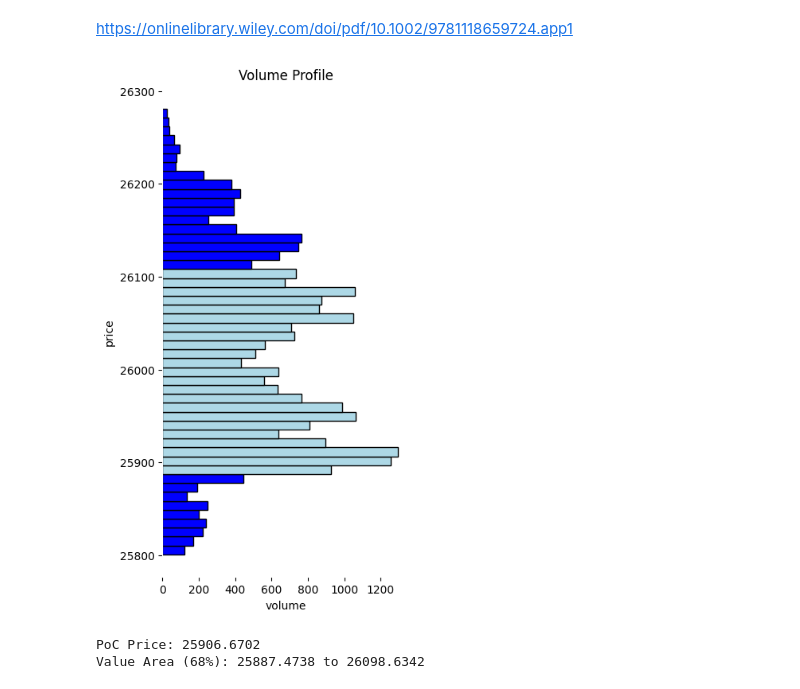
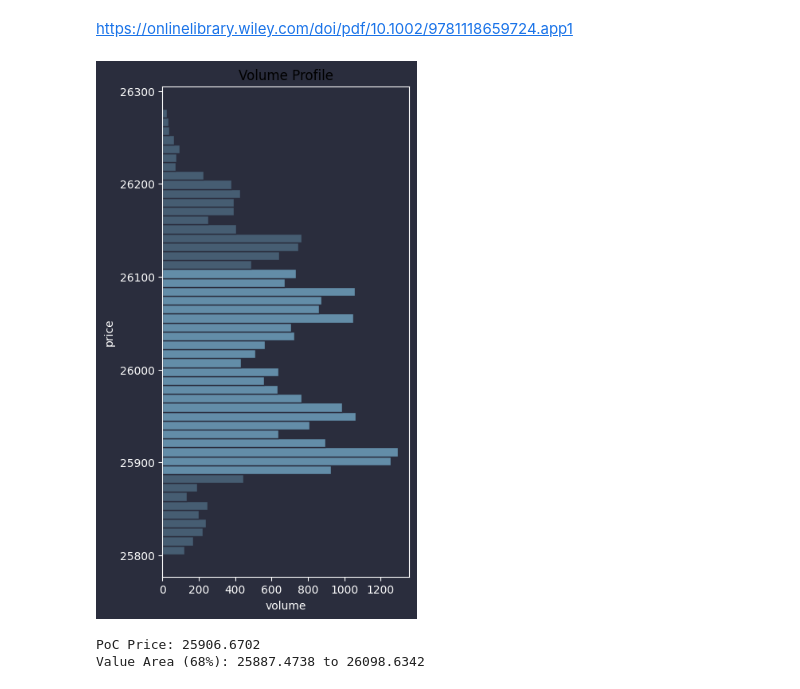
Before and after one commit to Arctek/volprofile, a Jupyter notebook: vol-profile/volprofilenotebook.ipynb, the cells around one changed output. Drawn from its saved outputs; the diff is of its cells as text; code cells hidden in the pictures.

Commit message:
Added color scheme to plot

```diff
--- a/vol-profile/volprofilenotebook.ipynb
+++ b/vol-profile/volprofilenotebook.ipynb
@@ -27,9 +27,6 @@ https://github.com/binance/binance-spot-api-docs/blob/master/faqs/market_data_on
 # %% [markdown]
 https://onlinelibrary.wiley.com/doi/pdf/10.1002/9781118659724.app1
 # %%
-import pandas as pd
-import matplotlib.pyplot as plt
-
 def create_volume_profile_ticks(data, num_bins):
     # Calculate the price range for binning
     min_price = data['price'].min()
@@ -52,10 +49,21 @@ def create_volume_profile_ticks(data, num_bins):
     return bins[:-1], volume_profile
 
 def plot_volume_profile(bins, volume_profile, value_area_low, value_area_high):
-    colors = ['lightblue' if bins[i] >= value_area_low and bins[i] <= value_area_high else 'b' for i in range(len(bins))]
+    colors = ['#638DA8' if bins[i] >= value_area_low and bins[i] <= value_area_high else '#638DA880' for i in range(len(bins))]
     fig,ax = plt.subplots(figsize=(4,8))
-    plt.barh(bins, volume_profile, height=(bins[1]-bins[0]), align='edge', ec='black', color=colors)
-    plt.rcParams['axes.edgecolor'] = 'white'
+    plt.barh(bins, volume_profile, height=(bins[1]-bins[0]), align='edge', ec='#2A2D3D', color=colors)
+    #interior plot color
+    ax.set_facecolor('#2A2D3D')
+    #exterior plot color
+    fig.set_facecolor('#2A2D3D')
+    ax.spines['bottom'].set_color('#FFFFFF')
+    ax.spines['top'].set_color('#FFFFFF')
+    ax.spines['left'].set_color('#FFFFFF')
+    ax.spines['right'].set_color('#FFFFFF')
+    ax.xaxis.label.set_color('#FFFFFF')
+    ax.yaxis.label.set_color('#FFFFFF')
+    ax.tick_params(axis='x', colors='#FFFFFF')
+    ax.tick_params(axis='y', colors='#FFFFFF')
     plt.xlabel('volume')
     plt.ylabel('price')
     plt.title('Volume Profile')
@@ -111,33 +119,33 @@ bins, volume_profile = create_volume_profile_ticks(df.copy(), num_bins)
 
 data = {
     'bins': bins,
     'volume_profile': volume_profile
 }
 
 # Create a DataFrame from the dictionary
 df_vol = pd.DataFrame(data)
 
 df_sorted = df_vol.sort_values(by='volume_profile', ascending=False)
 
 df_sorted['cumulative_volume'] = df_sorted['volume_profile'].cumsum()
 
 total_sum = df_sorted['volume_profile'].sum()
 
 df_sorted['percentage'] = (df_sorted['volume_profile'] / total_sum) * 100
 
 # Calculate the Point of Control
 point_of_control = df_sorted.loc[df_sorted['volume_profile'].idxmax(), 'bins']
 
 # Calculate the Value Area (using the function with dual bins)
 percentage = 68
 value_area_low, value_area_high = calculate_value_area_with_highest_dual_bins(bins, volume_profile, percentage)
 
 # Plot volume profile with Value Area
 plot_volume_profile(bins, volume_profile, value_area_low, value_area_high)
 
 print(f"PoC Price: {point_of_control}")
 print(f"Value Area (68%): {value_area_low} to {value_area_high}")
 # %% [output]
-[figure, old version]
+[figure, new version]
 PoC Price: 25906.6702
 Value Area (68%): 25887.4738 to 26098.6342
```
